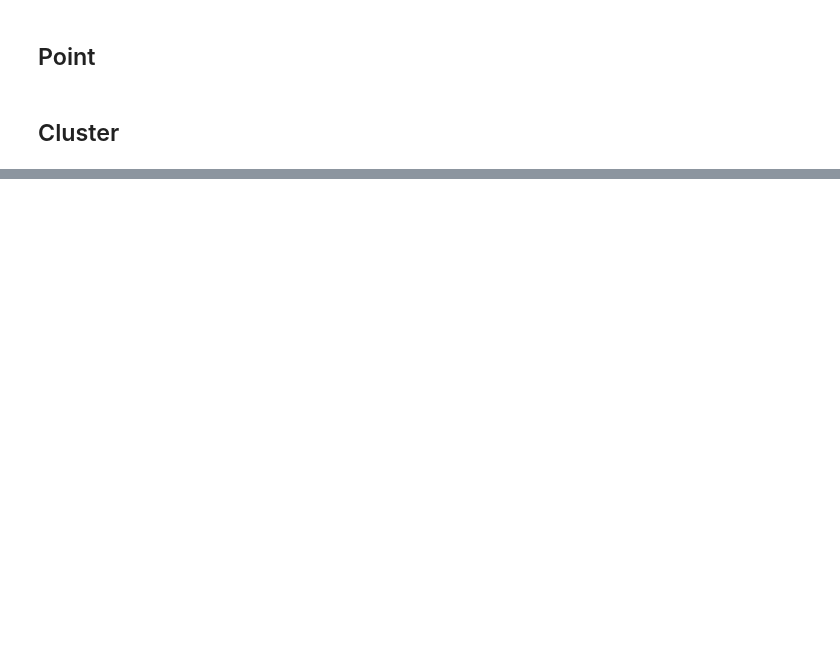
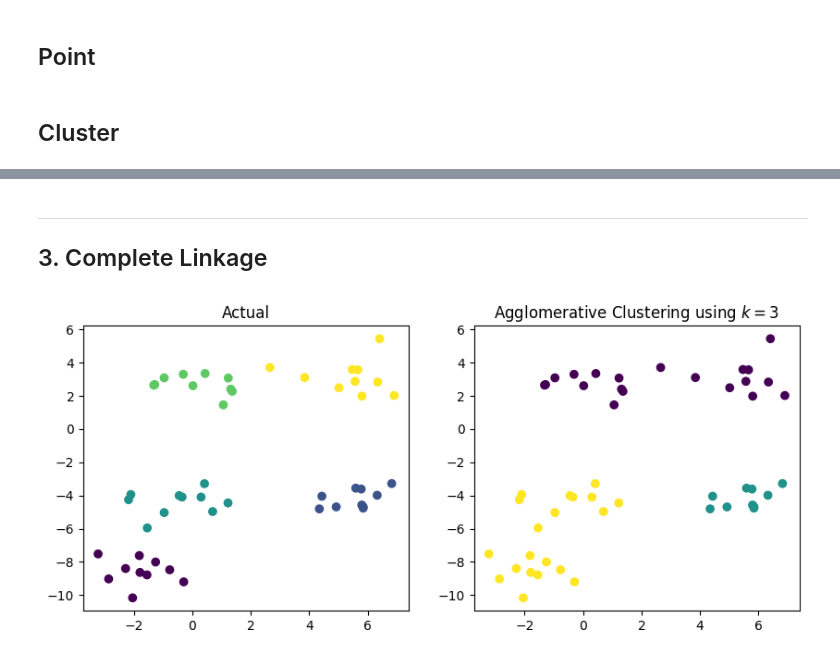
Before and after one commit to subhranil2605/Machine-Learning, a Jupyter notebook: Clustering/agglomerative_clustering.ipynb, the cells around one changed output, grey strips where cells are left out. Saved outputs shown, nothing was run; the diff lists cells and outputs as text; code cells hidden in the pictures; blank space fills up the shorter version.

```diff
--- a/Clustering/agglomerative_clustering.ipynb
+++ b/Clustering/agglomerative_clustering.ipynb
@@ -196,0 +197,11 @@ result
+# %% [markdown]
+---
+## 3. Complete Linkage
+# %%
+result = fit(data, "complete")
+
+k = 3
+new_labels = create_new_labels(data, k)
+plot_clusters(labels, new_labels)
+# %% [output]
+[figure, added]
```
Also changed, not shown: parts of 21 cells of this notebook.
